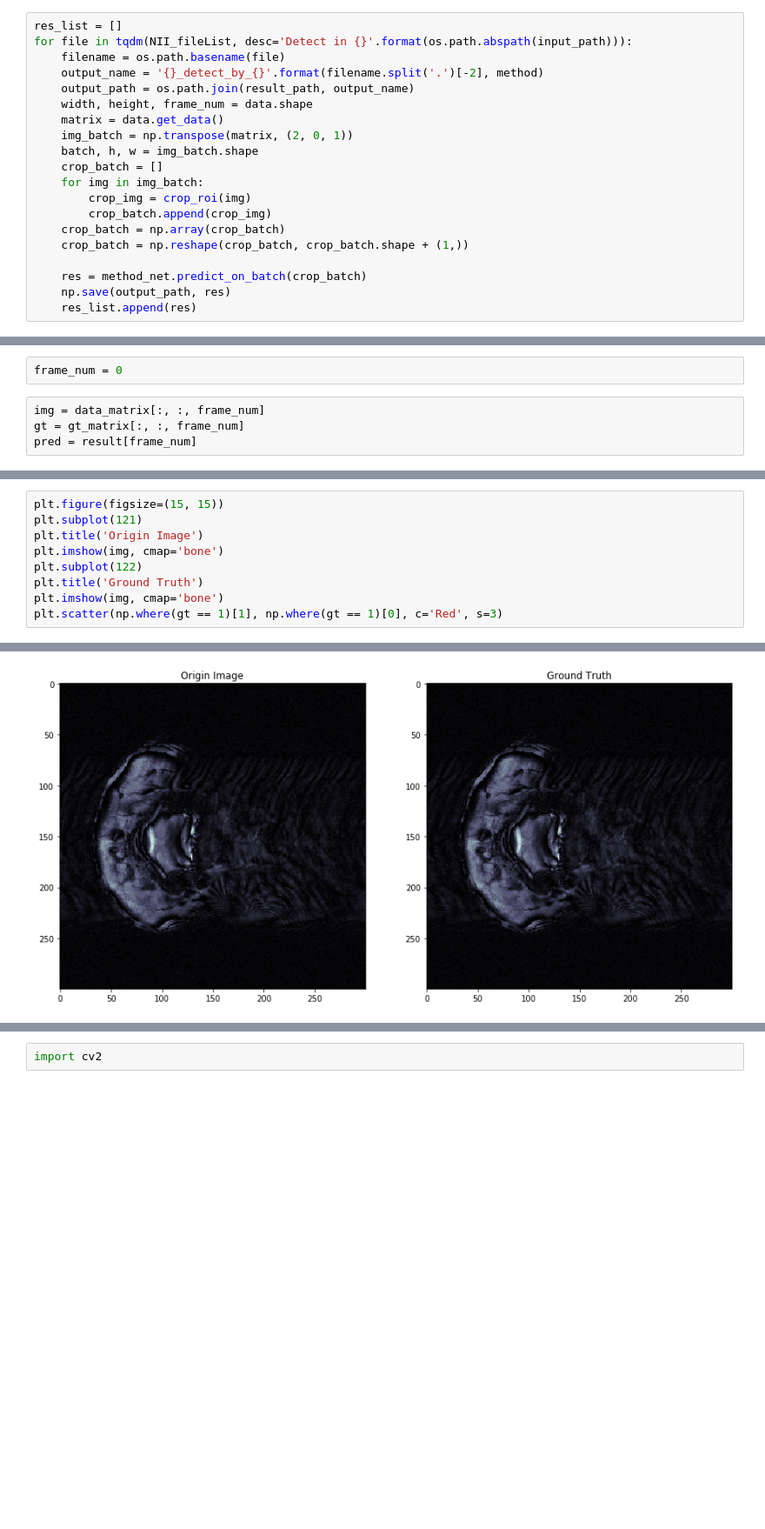
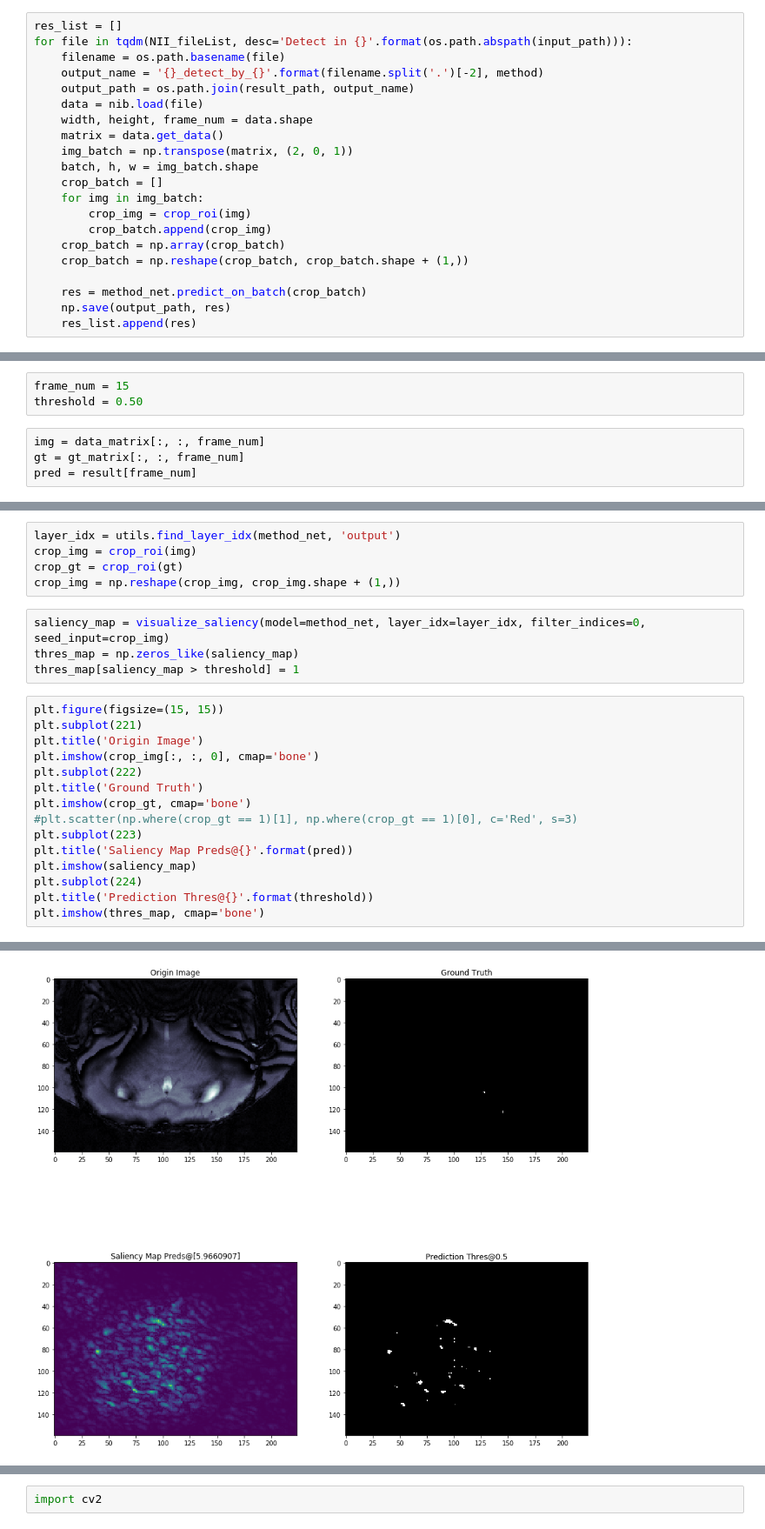
Before and after one commit to Robin970822/Brain_PM25, a Jupyter notebook: testRegress.ipynb, the cells around one changed output, grey strips where cells are left out. Shown: that part at 87% size. Cells and saved outputs as stored; diff of their text form; blank space fills up the shorter version.

```diff
--- a/testRegress.ipynb
+++ b/testRegress.ipynb
@@ -46,6 +48,7 @@ for file in tqdm(NII_fileList, desc='Detect in {}'.format(os.path.abspath(input_
     filename = os.path.basename(file)
     output_name = '{}_detect_by_{}'.format(filename.split('.')[-2], method)
     output_path = os.path.join(result_path, output_name)
+    data = nib.load(file)
     width, height, frame_num = data.shape
     matrix = data.get_data()
     img_batch = np.transpose(matrix, (2, 0, 1))
@@ -86,7 +91,8 @@ data_matrix.shape
 # %% [output]
 (300, 300, 30)
 # %%
-frame_num = 0
+frame_num = 15
+threshold = 0.50
 # %%
 img = data_matrix[:, :, frame_num]
 gt = gt_matrix[:, :, frame_num]
@@ -94,10 +103,25 @@ pred = result[frame_num]
+# %%
+layer_idx = utils.find_layer_idx(method_net, 'output')
+crop_img = crop_roi(img)
+crop_gt = crop_roi(gt)
+crop_img = np.reshape(crop_img, crop_img.shape + (1,))
+# %%
+saliency_map = visualize_saliency(model=method_net, layer_idx=layer_idx, filter_indices=0, seed_input=crop_img)
+thres_map = np.zeros_like(saliency_map)
+thres_map[saliency_map > threshold] = 1
 # %%
 plt.figure(figsize=(15, 15))
-plt.subplot(121)
+plt.subplot(221)
 plt.title('Origin Image')
-plt.imshow(img, cmap='bone')
-plt.subplot(122)
+plt.imshow(crop_img[:, :, 0], cmap='bone')
+plt.subplot(222)
 plt.title('Ground Truth')
-plt.imshow(img, cmap='bone')
-plt.scatter(np.where(gt == 1)[1], np.where(gt == 1)[0], c='Red', s=3)
+plt.imshow(crop_gt, cmap='bone')
+#plt.scatter(np.where(crop_gt == 1)[1], np.where(crop_gt == 1)[0], c='Red', s=3)
+plt.subplot(223)
+plt.title('Saliency Map Preds@{}'.format(pred))
+plt.imshow(saliency_map)
+plt.subplot(224)
+plt.title('Prediction Thres@{}'.format(threshold))
+plt.imshow(thres_map, cmap='bone')
 # %% [output]
@@ -105 +129 @@ plt.scatter(np.where(gt == 1)[1], np.where(gt == 1)[0], c='Red', s=3)
-[figure, old version]
+[figure, new version]
```
Also changed, not shown: parts of 8 cells of this notebook, 2 other files.
